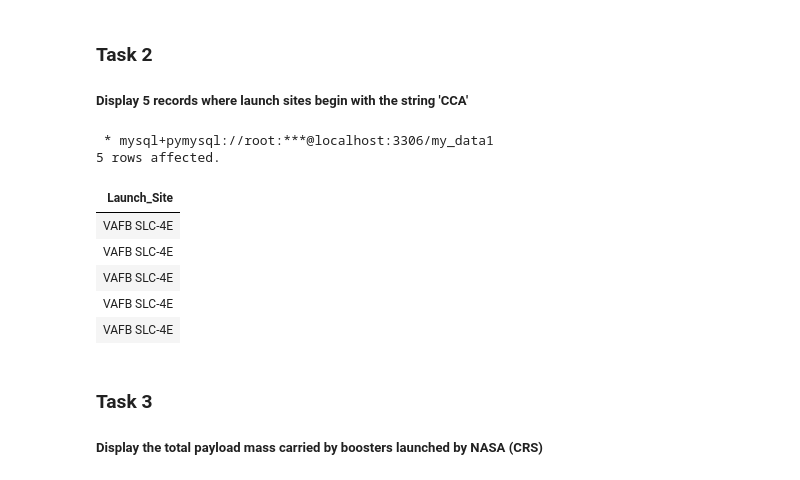
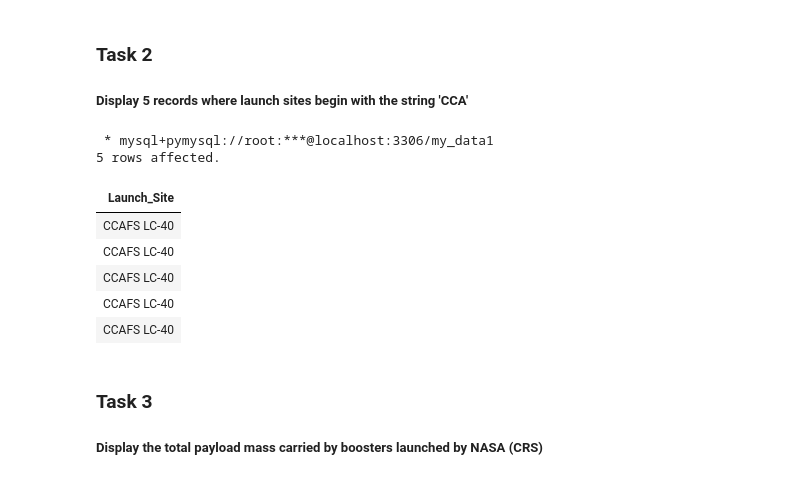
Before and after one commit to KaziMubin/Spacex_booster_landing_prediction, a Jupyter notebook: jupyter-labs-eda-sql-coursera_sqllite.ipynb, the cells around one changed output. Cells and saved outputs as stored; diff of their text form; code cells hidden in the pictures.

```diff
--- a/jupyter-labs-eda-sql-coursera_sqllite.ipynb
+++ b/jupyter-labs-eda-sql-coursera_sqllite.ipynb
@@ -129,17 +129,17 @@ unique_launchsite
 
 #####  Display 5 records where launch sites begin with the string 'CCA'
 # %%
-fivels = %sql select Launch_Site from spacextbl where Launch_Site like 'VA%' limit 5
+fivels = %sql select Launch_Site from spacextbl where Launch_Site like 'CCA%' limit 5
 fivels
 # %% [output]
  * mysql+pymysql://root:***@localhost:3306/my_data1
 5 rows affected.
 | Launch_Site |
-| VAFB SLC-4E |
-| VAFB SLC-4E |
-| VAFB SLC-4E |
-| VAFB SLC-4E |
-| VAFB SLC-4E |
+| CCAFS LC-40 |
+| CCAFS LC-40 |
+| CCAFS LC-40 |
+| CCAFS LC-40 |
+| CCAFS LC-40 |
 # %% [markdown]
 ### Task 3
 
```
Also changed, not shown: 5 other files.
